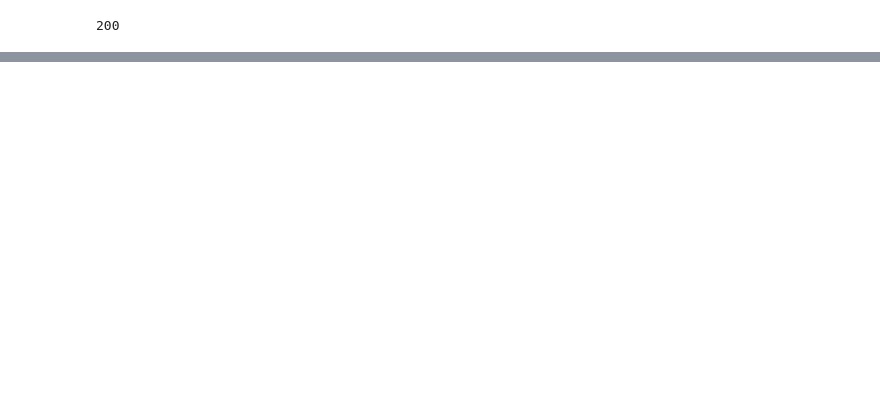
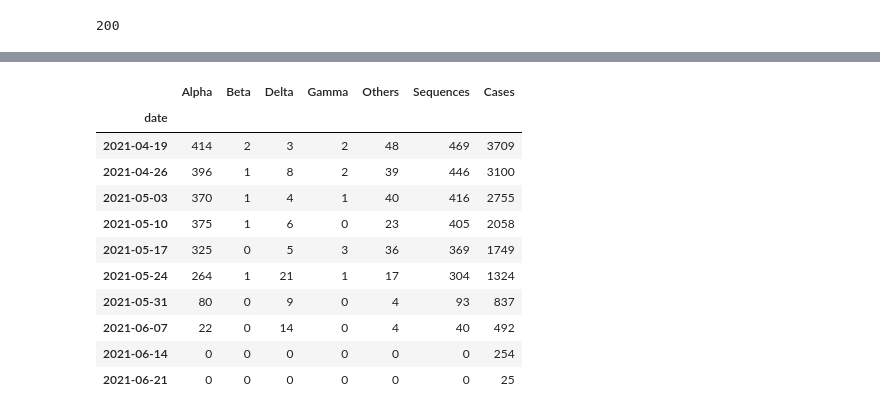
Before and after one commit to CovSeqCH/SequencingStats_and_Variants, a Jupyter notebook: download_sequences.ipynb, the cells around one changed output, grey strips where cells are left out. Saved outputs shown, nothing was run; the diff lists cells and outputs as text; code cells hidden in the pictures; blank space fills up the shorter version.

```diff
--- a/download_sequences.ipynb
+++ b/download_sequences.ipynb
@@ -95,0 +62,16 @@ seq_count_by_week
+# %%
+seq_and_cases.to_csv('cases_seq_by_cw_region.csv')
+seq_and_cases.xs(1, level='reg')[-10:]
+# %% [output]
+|  | Alpha | Beta | Delta | Gamma | Others | Sequences | Cases |
+| date |  |  |  |  |  |  |  |
+| 2021-04-19 | 414 | 2 | 3 | 2 | 48 | 469 | 3709 |
+| 2021-04-26 | 396 | 1 | 8 | 2 | 39 | 446 | 3100 |
+| 2021-05-03 | 370 | 1 | 4 | 1 | 40 | 416 | 2755 |
+| 2021-05-10 | 375 | 1 | 6 | 0 | 23 | 405 | 2058 |
+| 2021-05-17 | 325 | 0 | 5 | 3 | 36 | 369 | 1749 |
+| 2021-05-24 | 264 | 1 | 21 | 1 | 17 | 304 | 1324 |
+| 2021-05-31 | 80 | 0 | 9 | 0 | 4 | 93 | 837 |
+| 2021-06-07 | 22 | 0 | 14 | 0 | 4 | 40 | 492 |
+| 2021-06-14 | 0 | 0 | 0 | 0 | 0 | 0 | 254 |
+| 2021-06-21 | 0 | 0 | 0 | 0 | 0 | 0 | 25 |
```
Also changed, not shown: parts of 13 cells of this notebook, 6 other files.
